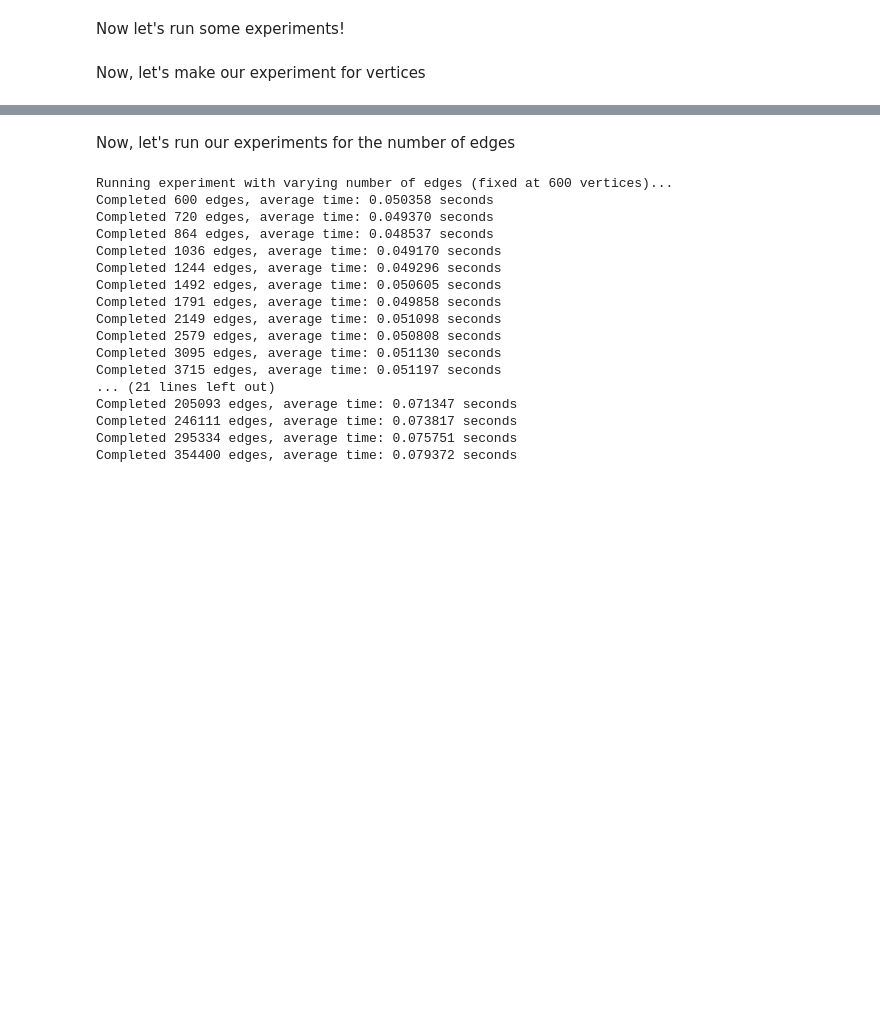
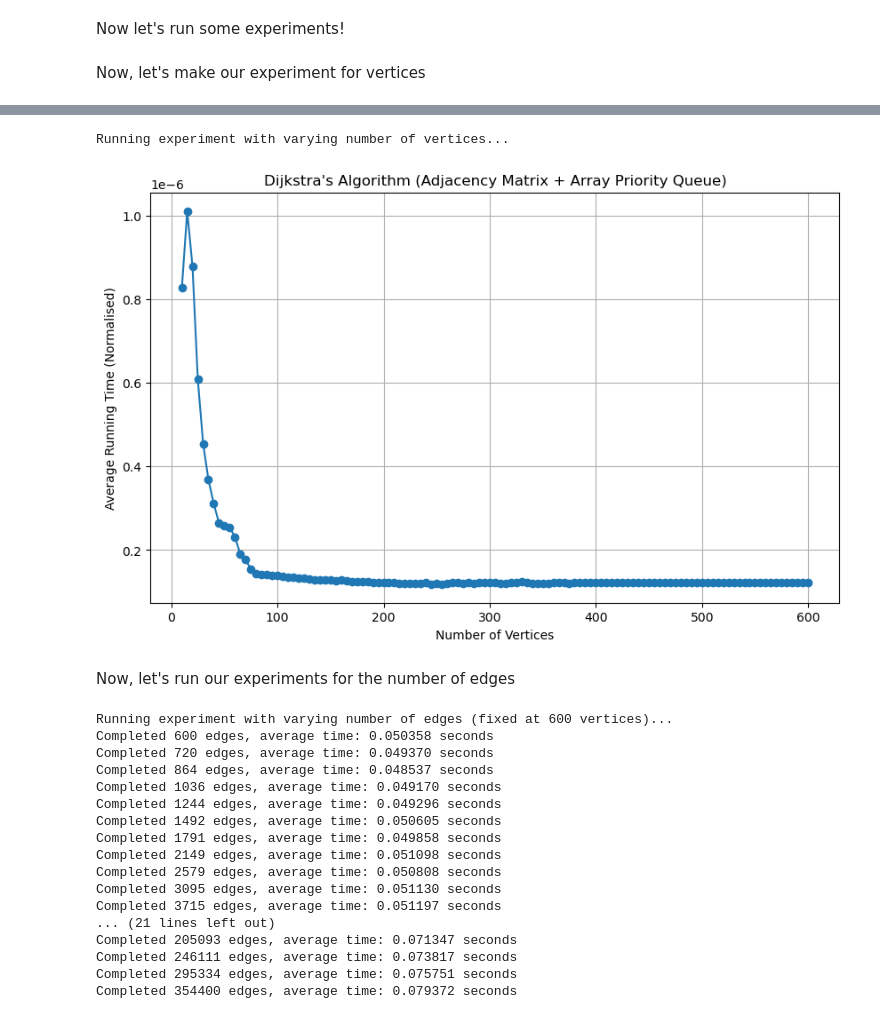
Before and after one commit to xubin0/SC2001-Projects, a Jupyter notebook: project_2/project2code.ipynb, the cells around one changed output, grey strips where cells are left out. Cells and saved outputs as stored; diff of their text form; code cells hidden in the pictures; blank space fills up the shorter version.

```diff
--- a/project_2/project2code.ipynb
+++ b/project_2/project2code.ipynb
@@ -283,3 +284,44 @@ Completed 550 vertices, average time: 0.041469 seconds
+# %%
+def run_vertex_experiment_normalised():
+    print("Running experiment with varying number of vertices...")
+
+    # Parameters matching friend's setup
+    n_vertices = range(10, 605, 5)  # From 10 to 600 with step 1
+    n_repetitions = 10
+    running_times = []
+
+    for n in n_vertices:
+        # 3*n edges for each graph
+        m = min(n * (n - 1), 4 * n)
+        g1, g2 = make_graph(n, m)
+
+        if g1 is None:
+            running_times.append(None)
+            continue
+
+        start_time = time.time()
+        for _ in range(n_repetitions):
+            source = randint(0, n - 1)  # Random source for each repetition
+            d, pi = dijkstra_adj_matrix_array(g1, source)
+        avg_time = ((time.time() - start_time) / n_repetitions)/n**2 #normalise wiith n^2
+        running_times.append(avg_time)
+
+    # Plot results
+    plt.figure(figsize=(10, 6))
+    plt.plot(n_vertices, running_times, 'o-')
+    plt.xlabel('Number of Vertices')
+    plt.ylabel('Average Running Time (Normalised)')
+    plt.title('Dijkstra\'s Algorithm (Adjacency Matrix + Array Priority Queue)')
+    plt.grid(True)
+    plt.savefig('dijkstra_vertex_experiment.png')
+    plt.show()
+
+    return n_vertices, running_times
+
+n_vertices, v_running_times = run_vertex_experiment_normalised()
+# %% [output]
+Running experiment with varying number of vertices...
+[figure, added]
 # %% [markdown]
 Now, let's run our experiments for the number of edges
 # %%
```
Also changed, not shown: parts of 1 cell of this notebook, 2 other files.
